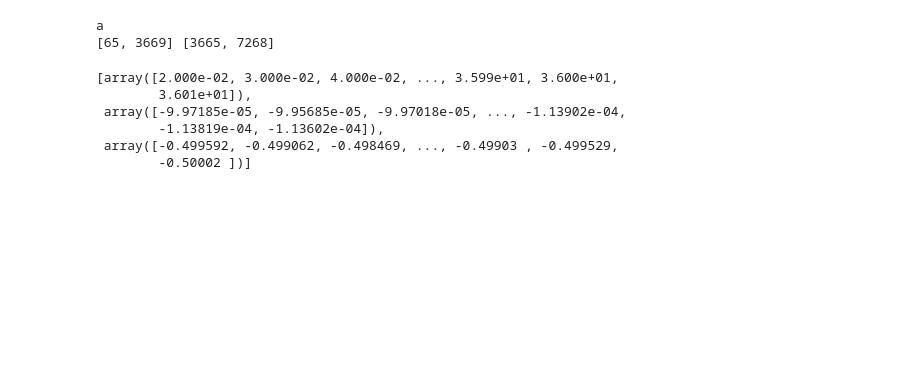
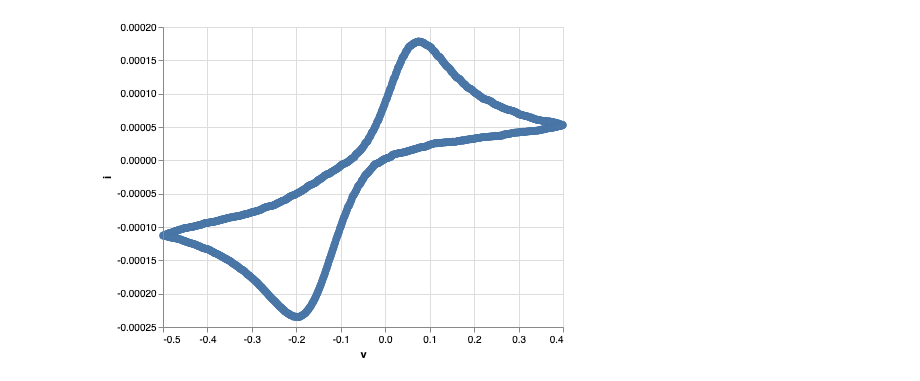
Before and after one commit to kirkpsmith/voltammetry.py, a Jupyter notebook: kirk.ipynb, the cells around one changed output. Drawn from its saved outputs; the diff is of its cells as text; code cells hidden in the pictures; blank space fills up the shorter version.

Commit message:
basic visualization with altair!

```diff
--- a/kirk.ipynb
+++ b/kirk.ipynb
@@ -4,14 +5,3 @@ import os
 # %%
-a = preprocessing.readFile('data/20MM_2,7-AQDS_1M_H2SO4_50mVs_0.5step.DTA.txt',type='gamry',scan='last')
+
+t,i,v = preprocessing.readFile('data/20MM_2,7-AQDS_1M_H2SO4_50mVs_0.5step.DTA.txt',type='gamry',scan='last')
-# %% [output]
-a
-[65, 3669] [3665, 7268]
-# %%
-a
-# %% [output]
-[array([2.000e-02, 3.000e-02, 4.000e-02, ..., 3.599e+01, 3.600e+01,
-        3.601e+01]),
- array([-9.97185e-05, -9.95685e-05, -9.97018e-05, ..., -1.13902e-04,
-        -1.13819e-04, -1.13602e-04]),
- array([-0.499592, -0.499062, -0.498469, ..., -0.49903 , -0.499529,
-        -0.50002 ])]
@@ -21,0 +8,4 @@ a = 'blah'
+# %%
+plotting.plot_voltammogram(t,i,v)
+# %% [output]
+[figure, added]
```
Also changed, not shown: parts of 3 cells of this notebook, 2 other files.
